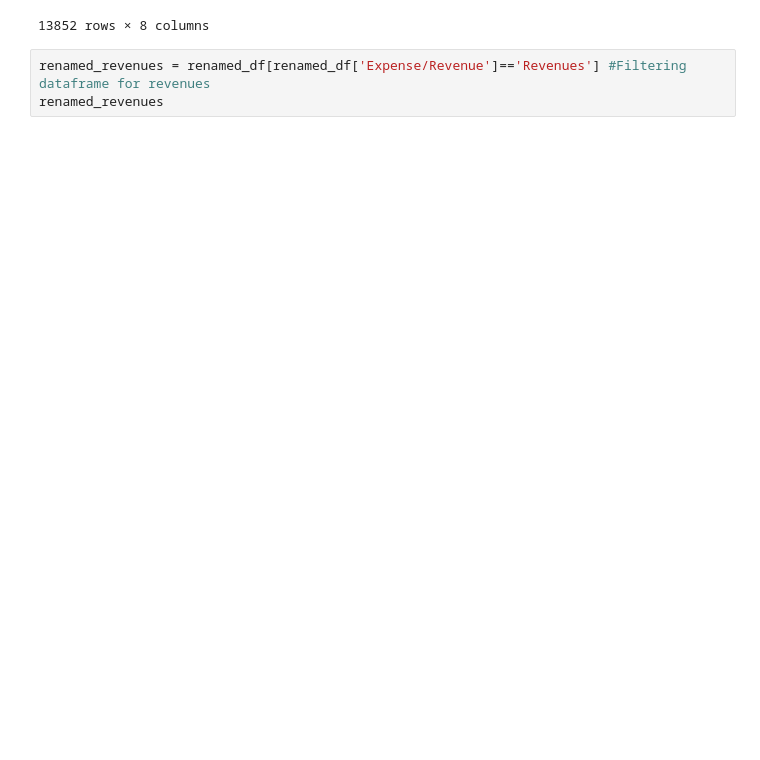
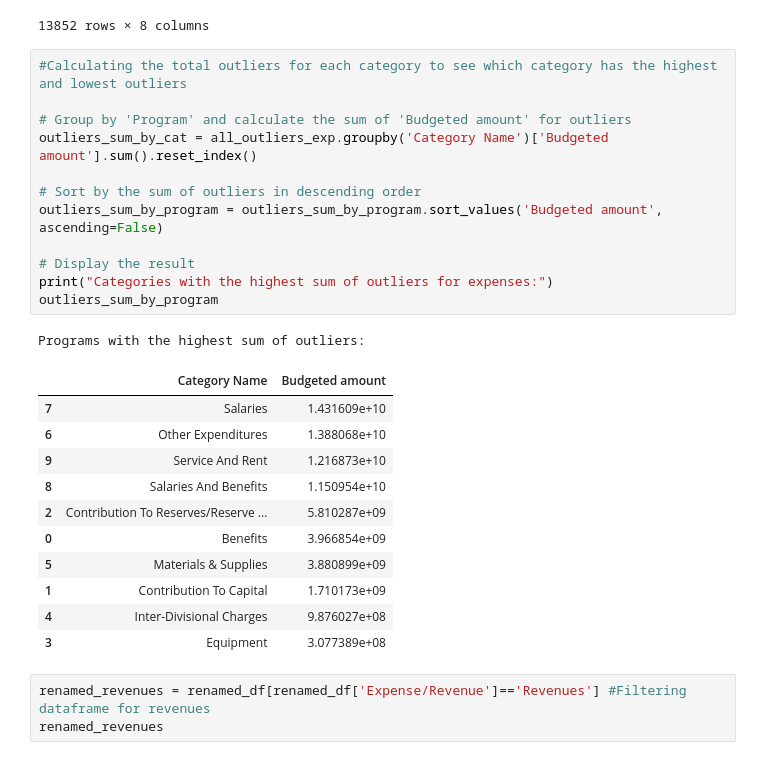
Before and after one commit to aayushgambhir2023/DA-Project-1, a Jupyter notebook: Outlier_analysis.ipynb, the cells around one changed output. Saved outputs shown, nothing was run; the diff lists cells and outputs as text; blank space fills up the shorter version.

```diff
--- a/Outlier_analysis.ipynb
+++ b/Outlier_analysis.ipynb
@@ -85,6 +85,31 @@ all_outliers_exp.sort_values('Budgeted amount', ascending=False)
 | 4596 | Toronto Employment & Social Services | Financial Supports | Financial and employment benefits... | Expenses | Other Expenditures | Contributions And Transfers | Income Credits | ... |
 | 1915 | Toronto Police Service | Toronto Police Service | Toronto Police Service | Expenses | Salaries And Benefits | Gapping | Gapping | ... |
 13852 rows × 8 columns
+# %%
+#Calculating the total outliers for each category to see which category has the highest and lowest outliers
+
+# Group by 'Program' and calculate the sum of 'Budgeted amount' for outliers
+outliers_sum_by_cat = all_outliers_exp.groupby('Category Name')['Budgeted amount'].sum().reset_index()
+
+# Sort by the sum of outliers in descending order
+outliers_sum_by_program = outliers_sum_by_program.sort_values('Budgeted amount', ascending=False)
+
+# Display the result
+print("Categories with the highest sum of outliers for expenses:")
+outliers_sum_by_program
+# %% [output]
+Programs with the highest sum of outliers:
+|  | Category Name | Budgeted amount |
+| 7 | Salaries | 1.431609e+10 |
+| 6 | Other Expenditures | 1.388068e+10 |
+| 9 | Service And Rent | 1.216873e+10 |
+| 8 | Salaries And Benefits | 1.150954e+10 |
+| 2 | Contribution To Reserves/Reserve ... | 5.810287e+09 |
+| 0 | Benefits | 3.966854e+09 |
+| 5 | Materials & Supplies | 3.880899e+09 |
+| 1 | Contribution To Capital | 1.710173e+09 |
+| 4 | Inter-Divisional Charges | 9.876027e+08 |
+| 3 | Equipment | 3.077389e+08 |
 # %%
 renamed_revenues = renamed_df[renamed_df['Expense/Revenue']=='Revenues'] #Filtering dataframe for revenues
 renamed_revenues
```
Also changed, not shown: parts of 3 cells of this notebook.
